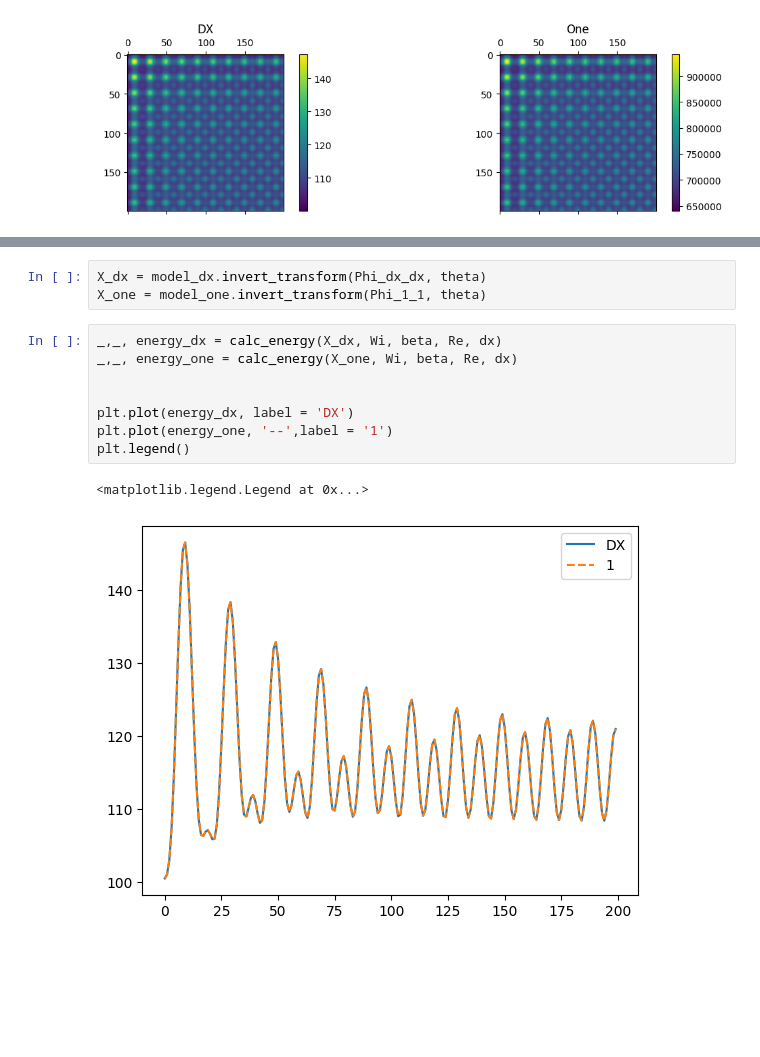
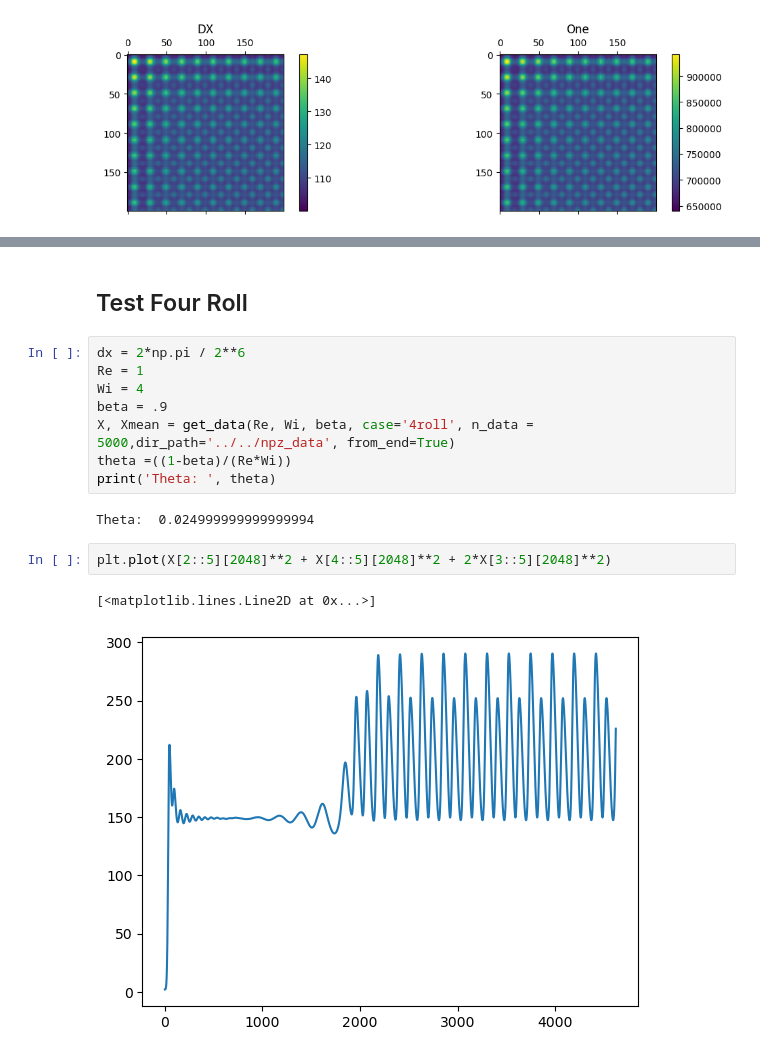
Before and after one commit to fabioamaral08/reduction-methods, a Jupyter notebook: kpca_scripts/EBR_Kernel_combination.ipynb, the cells around one changed output, grey strips where cells are left out. Saved outputs shown, nothing was run; the diff lists cells and outputs as text; blank space fills up the shorter version.

```diff
--- a/kpca_scripts/EBR_Kernel_combination.ipynb
+++ b/kpca_scripts/EBR_Kernel_combination.ipynb
@@ -189,14 +192,17 @@ plt.plot(Phi_1_dx[:,1])
-# %%
-X_dx = model_dx.invert_transform(Phi_dx_dx, theta)
-X_one = model_one.invert_transform(Phi_1_1, theta)
-# %%
-_,_, energy_dx = calc_energy(X_dx, Wi, beta, Re, dx)
-_,_, energy_one = calc_energy(X_one, Wi, beta, Re, dx)
-
-
-plt.plot(energy_dx, label = 'DX')
-plt.plot(energy_one, '--',label = '1')
-plt.legend()
-# %% [output]
-<matplotlib.legend.Legend at 0x...>
-[figure, removed]
+# %% [markdown]
+## Test Four Roll
+# %%
+dx = 2*np.pi / 2**6
+Re = 1
+Wi = 4
+beta = .9
+X, Xmean = get_data(Re, Wi, beta, case='4roll', n_data = 5000,dir_path='../../npz_data', from_end=True)
+theta =((1-beta)/(Re*Wi))
+print('Theta: ', theta)
+# %% [output]
+Theta:  0.024999999999999994
+# %%
+plt.plot(X[2::5][2048]**2 + X[4::5][2048]**2 + 2*X[3::5][2048]**2)
+# %% [output]
+[<matplotlib.lines.Line2D at 0x...>]
+[figure, added]
```
Also changed, not shown: parts of 28 cells of this notebook, 3 other files.
